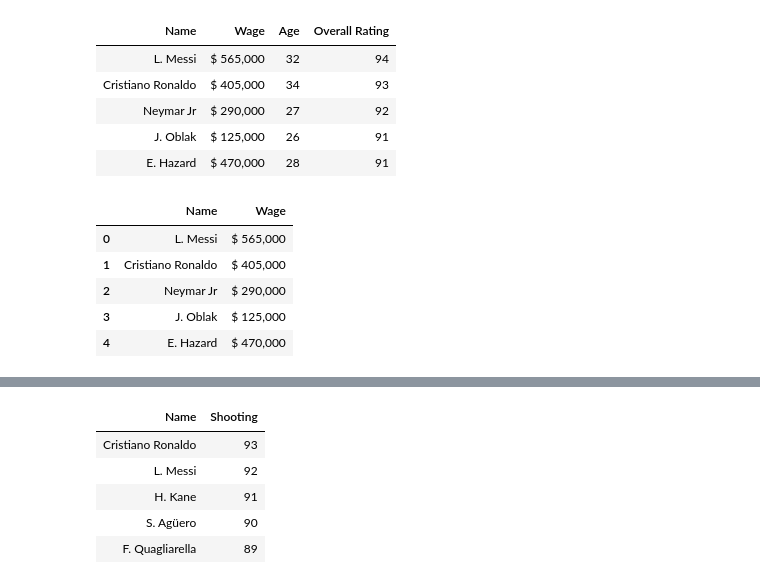
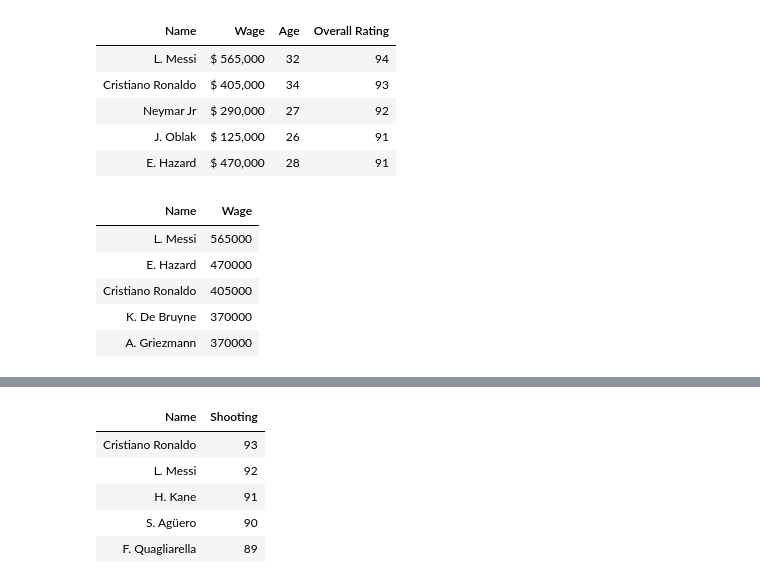
Before and after one commit to blwishom/JUMPlus, a Jupyter notebook: fifa_data_analysis/fifa_nb.ipynb, the cells around one changed output, grey strips where cells are left out. Cells and saved outputs as stored; diff of their text form; code cells hidden in the pictures.

```diff
--- a/fifa_data_analysis/fifa_nb.ipynb
+++ b/fifa_data_analysis/fifa_nb.ipynb
@@ -96,18 +94,20 @@ best_players.head().style.hide()
 | Neymar Jr | $ 290,000 | 27 | 92 |
 | J. Oblak | $ 125,000 | 26 | 91 |
 | E. Hazard | $ 470,000 | 28 | 91 |
-# %%
-top_wages =  pd.DataFrame({'Name':df['short_name'], 'Wage':df['wage_eur'].map('$ {:,}'.format)})
-# wages = pd.to_numeric(df['wage_eur'], errors='coerce')
-# names = pd.DataFrame({'Name':df['short_name']})
-# top_wages = pd.concat([names, wages.map('$ {:,}'.format)], axis=1)
-top_wages.sort_values(by='Wage', ascending=False)
-top_wages.head()
-# %% [output]
-|  | Name | Wage |
-| 0 | L. Messi | $ 565,000 |
-| 1 | Cristiano Ronaldo | $ 405,000 |
-| 2 | Neymar Jr | $ 290,000 |
-| 3 | J. Oblak | $ 125,000 |
-| 4 | E. Hazard | $ 470,000 |
+# %%
+wages = df['wage_eur']
+top_5_wages = wages.sort_values(ascending=False).head(5)
+top_5_wages = pd.DataFrame(top_5_wages)
+top_5_wages['Name'] = df.loc[top_5_wages.index, 'short_name']
+top_5_wages.rename(columns={'wage_eur': 'Wage'}, inplace=True)
+top_5_wages = top_5_wages[['Name', 'Wage']]
+top_5_wages.reset_index(drop=True, inplace=True)
+top_5_wages.head().style.hide().set_table_styles([{'selector': 'tr:hover', 'props': [('background-color', 'green')]}])
+# %% [output]
+| Name | Wage |
+| L. Messi | 565000 |
+| E. Hazard | 470000 |
+| Cristiano Ronaldo | 405000 |
+| K. De Bruyne | 370000 |
+| A. Griezmann | 370000 |
 # %%
```
Also changed, not shown: parts of 14 cells of this notebook.
